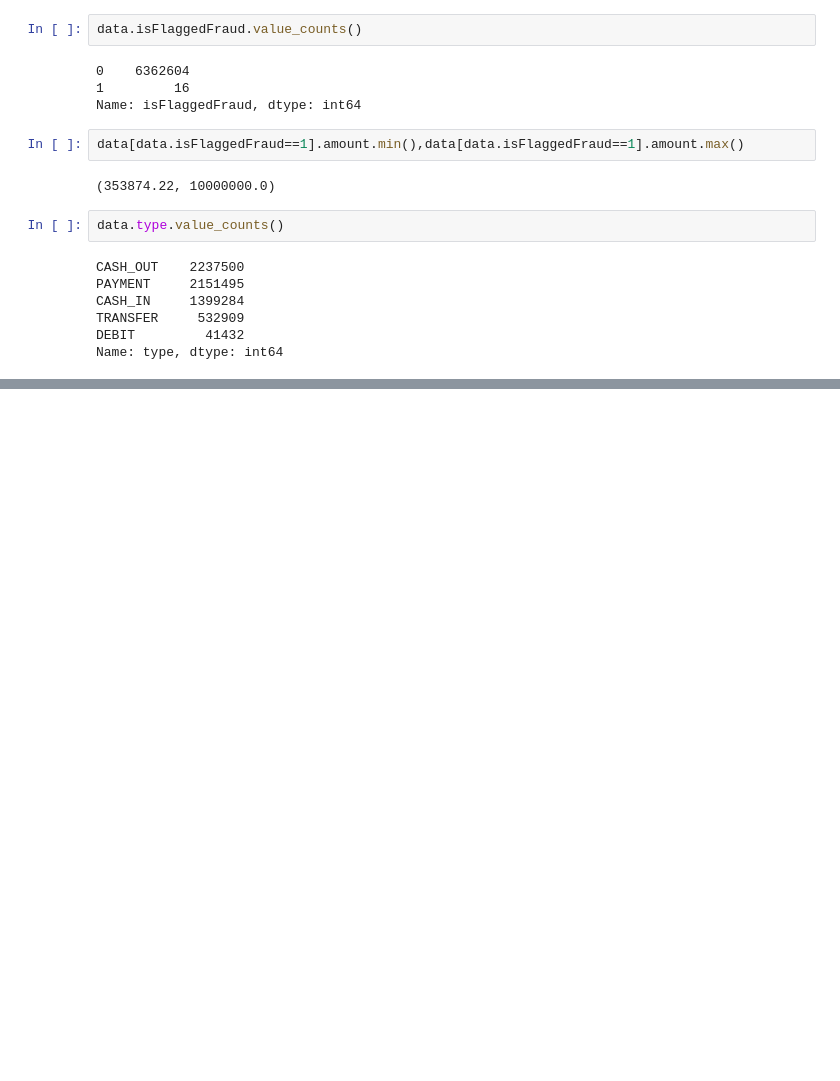
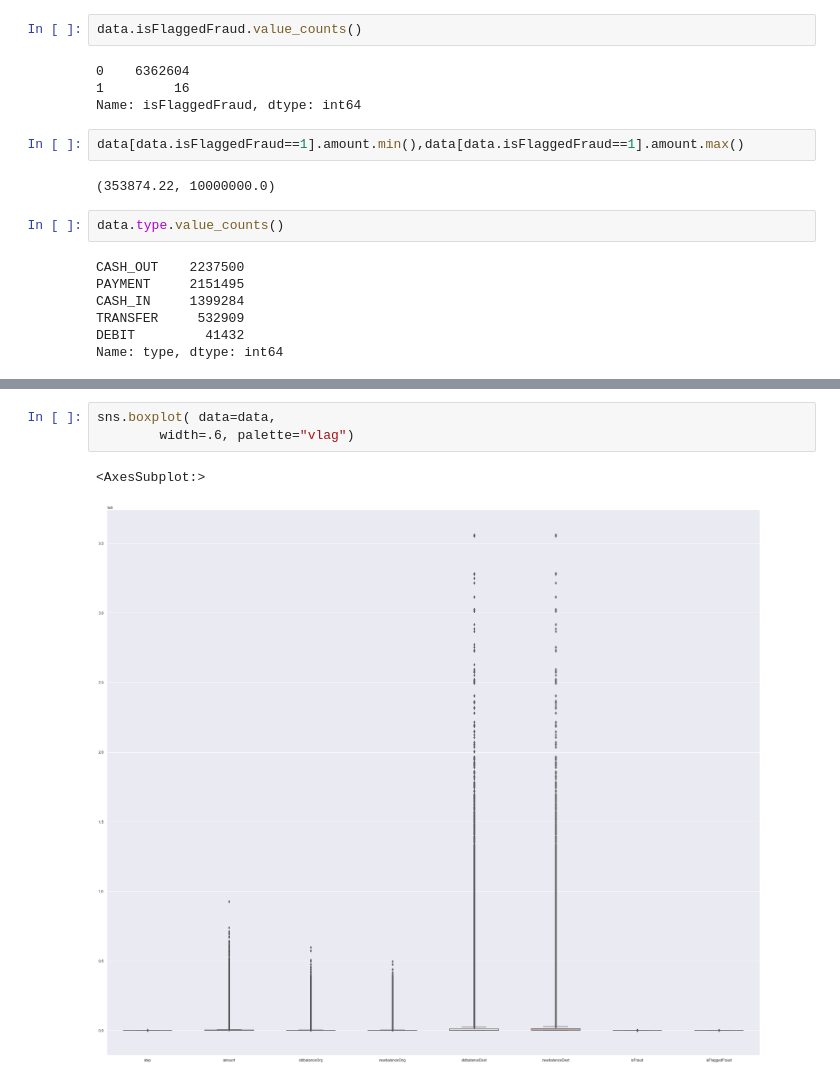
Before and after one commit to housseini/ANALYSE-FRAUDE-FINANCE, a Jupyter notebook: analyse_et_prediction _sur_les donne_dune fraude.ipynb, the cells around one changed output, grey strips where cells are left out. Drawn from its saved outputs; the diff is of its cells as text; blank space fills up the shorter version.

```diff
--- a/analyse_et_prediction _sur_les donne_dune fraude.ipynb
+++ b/analyse_et_prediction _sur_les donne_dune fraude.ipynb
@@ -131,0 +170,6 @@ data.groupby(['type','isFraud']).size()
+# %%
+sns.boxplot( data=data,
+        width=.6, palette="vlag")
+# %% [output]
+<AxesSubplot:>
+[figure, added]
```
Also changed, not shown: parts of 19 cells of this notebook.
